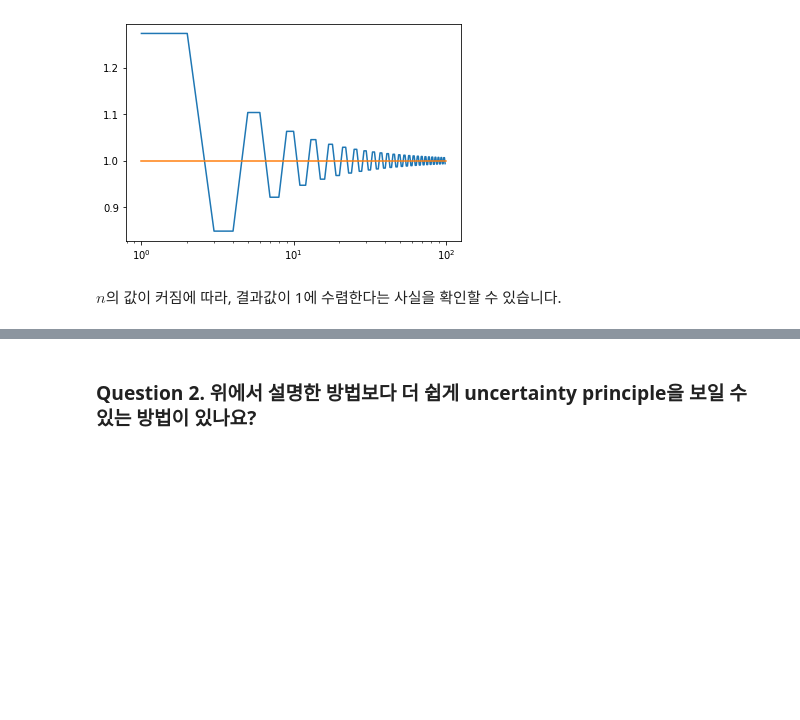
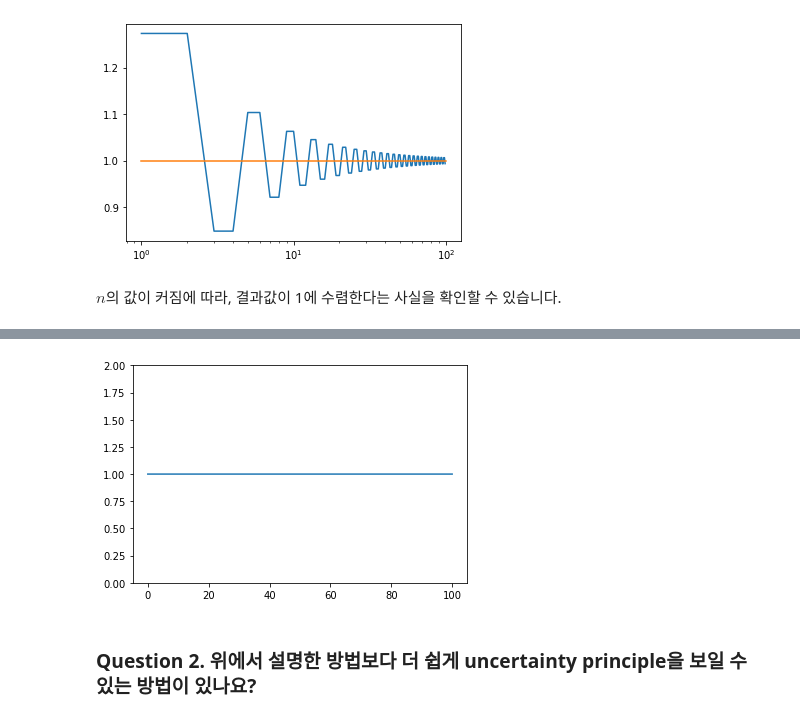
Before and after one commit to thereexist/Physical_chemistry_3, a Jupyter notebook: Particle_in_a_box/particle_in_a_box.ipynb, the cells around one changed output, grey strips where cells are left out. Drawn from its saved outputs; the diff is of its cells as text; code cells hidden in the pictures; blank space fills up the shorter version.

```diff
--- a/Particle_in_a_box/particle_in_a_box.ipynb
+++ b/Particle_in_a_box/particle_in_a_box.ipynb
@@ -159,3 +175,16 @@ $n$의 값이 커짐에 따라, 결과값이 1에 수렴한다는 사실을 확
+# %%
+L = 100
+epsilon = 0.0001
+y = np.linspace(epsilon,L-epsilon,10000)
+
+def infinite_integral_result(y):
+    return 2 * 1j * (np.arctanh(np.exp(-1j*np.pi*y/L)) - np.arctanh(np.exp(1j*np.pi*y/L))) / np.pi
+
+plt.plot(y,infinite_integral_result(y))
+plt.ylim(0,2)
+plt.show()
+# %% [output]
+[figure, added]
 # %% [markdown]
 ### Question 2. 위에서 설명한 방법보다 더 쉽게 uncertainty principle을 보일 수 있는 방법이 있나요?
 # %% [markdown]
```
Also changed, not shown: parts of 2 cells of this notebook, 1 other file.
